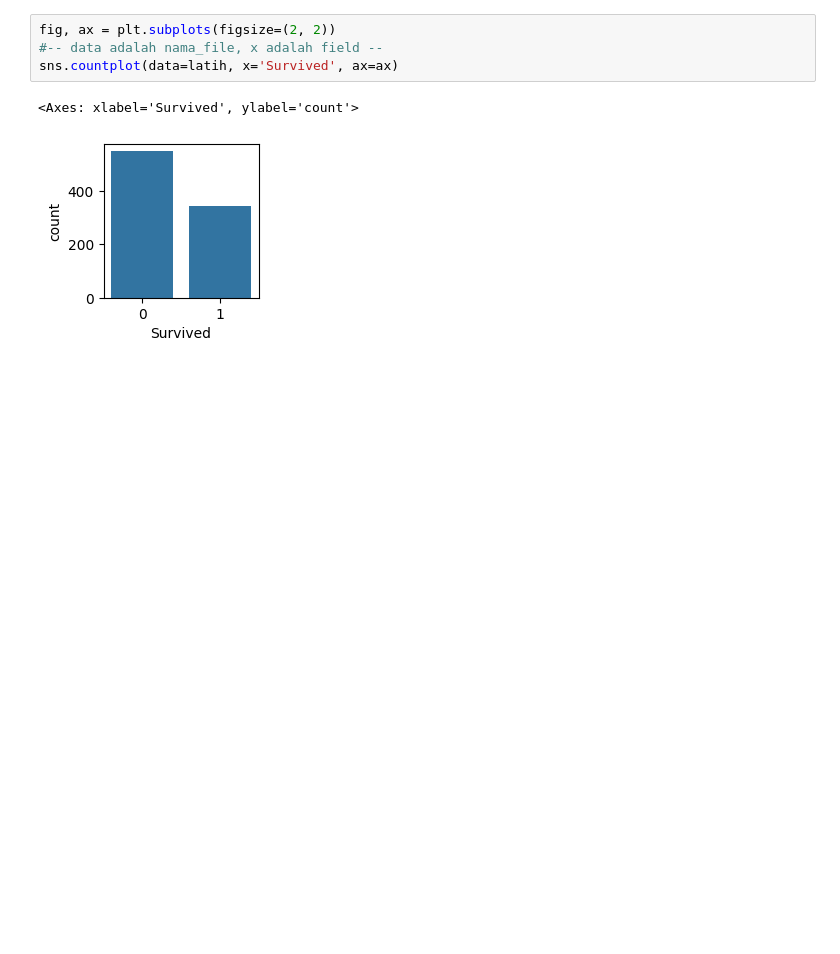
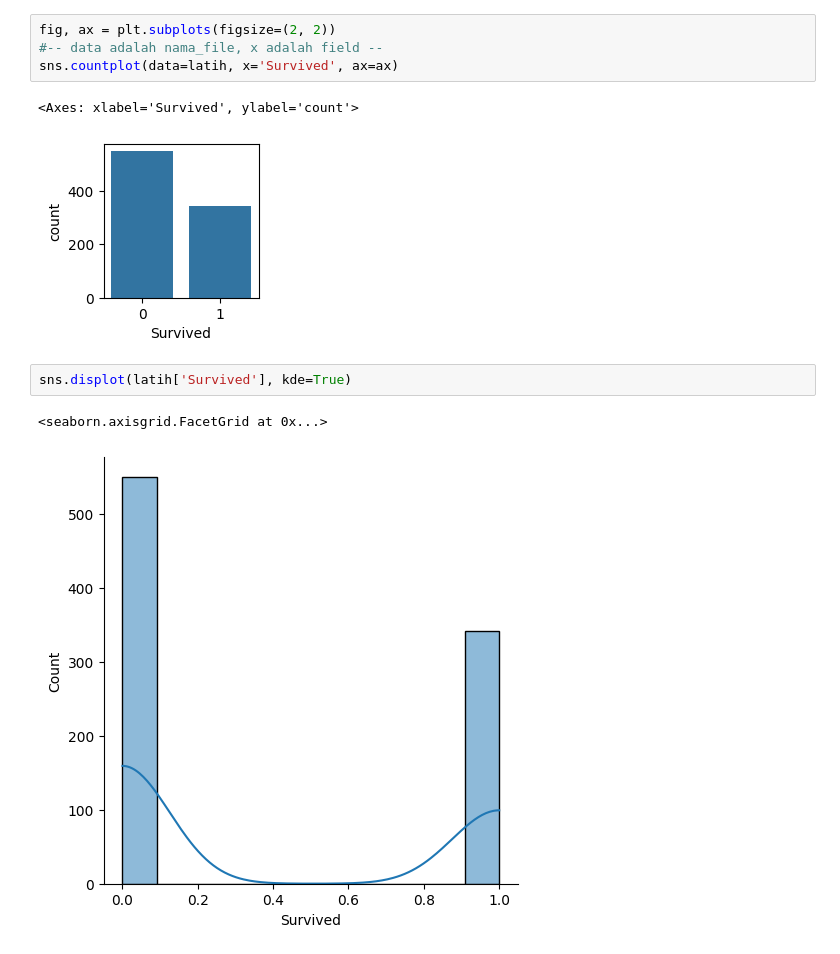
Before and after one commit to skyzoo1208/mat2lat2, a Jupyter notebook: datareading&cleaning.ipynb, the cells around one changed output. Drawn from its saved outputs; the diff is of its cells as text; blank space fills up the shorter version.

```diff
--- a/datareading&cleaning.ipynb
+++ b/datareading&cleaning.ipynb
@@ -100,3 +100,8 @@ sns.countplot(data=latih, x='Survived', ax=ax)
 # %% [output]
 <Axes: xlabel='Survived', ylabel='count'>
 [figure]
+# %%
+sns.displot(latih['Survived'], kde=True)
+# %% [output]
+<seaborn.axisgrid.FacetGrid at 0x...>
+[figure, added]
```
Also changed, not shown: parts of 5 cells of this notebook.
